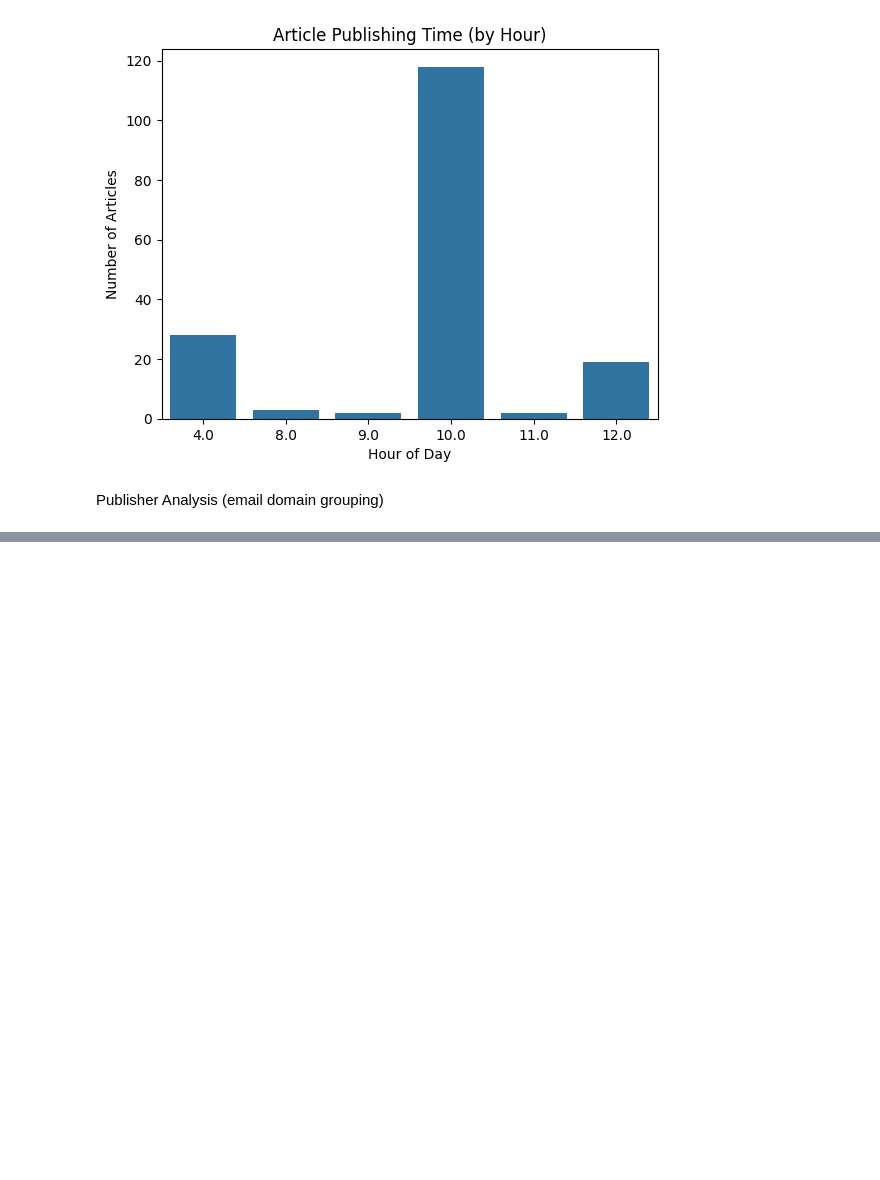
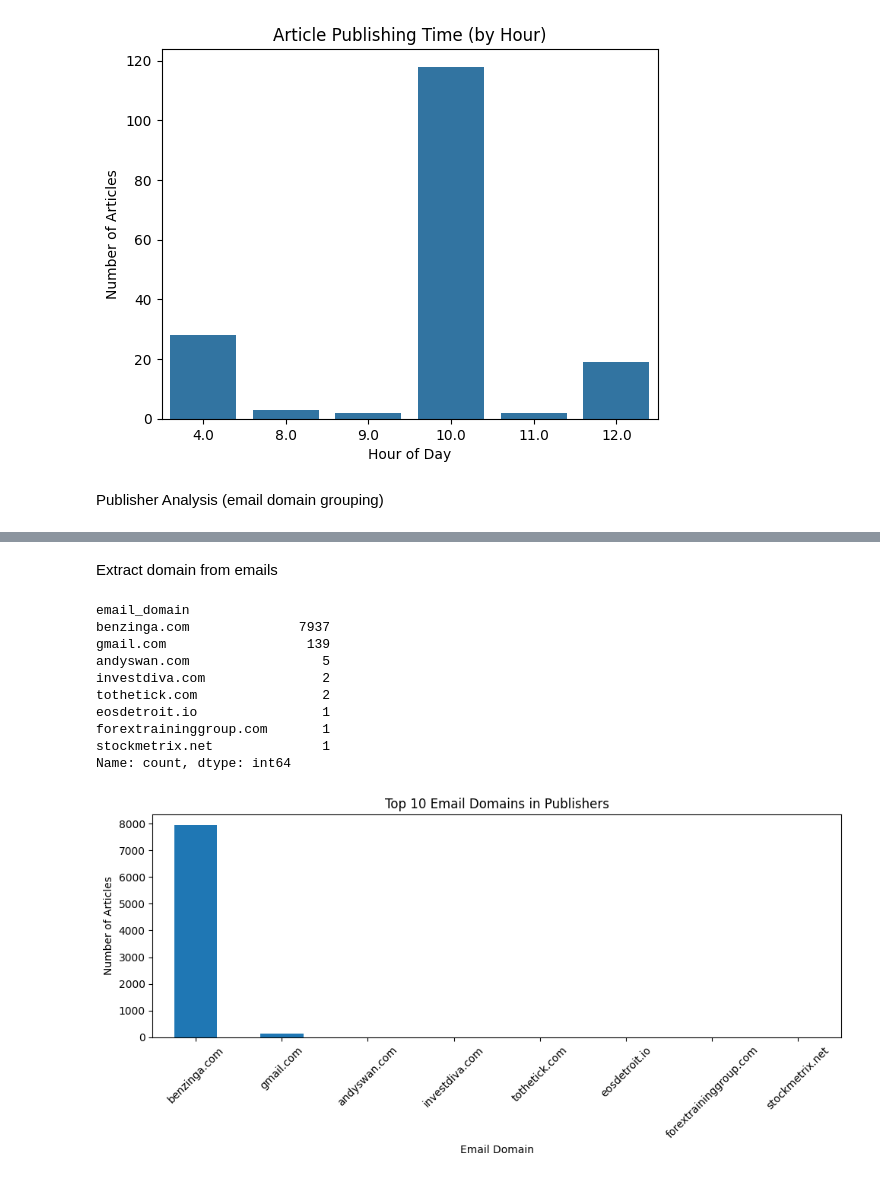
Before and after one commit to Meg-u/Predicting-price-moves, a Jupyter notebook: notebooks/task_1_eda.ipynb, the cells around one changed output, grey strips where cells are left out. Drawn from its saved outputs; the diff is of its cells as text; code cells hidden in the pictures; blank space fills up the shorter version.

```diff
--- a/notebooks/task_1_eda.ipynb
+++ b/notebooks/task_1_eda.ipynb
@@ -106,3 +106,6 @@ plt.show()
 [figure]
 # %% [markdown]
  Publisher Analysis (email domain grouping)
+# %%
+df['publisher_domain'] = df['publisher'].apply(lambda x: x.split('@')[-1] if '@' in x else x)
+df['publisher_domain'].value_counts().head(10)
@@ -108,0 +125,28 @@ plt.show()
+# %% [markdown]
+Extract domain from emails
+# %%
+df['email_domain'] = df['publisher'].str.extract(r'@(\w+\.\w+)')
+
+# Top domains (excluding NaN)
+top_domains = df['email_domain'].value_counts().head(10)
+print(top_domains)
+
+# Plot
+top_domains.plot(kind='bar', figsize=(10,5), title='Top 10 Email Domains in Publishers')
+plt.xlabel('Email Domain')
+plt.ylabel('Number of Articles')
+plt.xticks(rotation=45)
+plt.tight_layout()
+plt.show()
+# %% [output]
+email_domain
+benzinga.com              7937
+gmail.com                  139
+andyswan.com                 5
+investdiva.com               2
+tothetick.com                2
+eosdetroit.io                1
+forextraininggroup.com       1
+stockmetrix.net              1
+Name: count, dtype: int64
+[figure, added]
```
Also changed, not shown: parts of 1 cell of this notebook, 1 other file.
